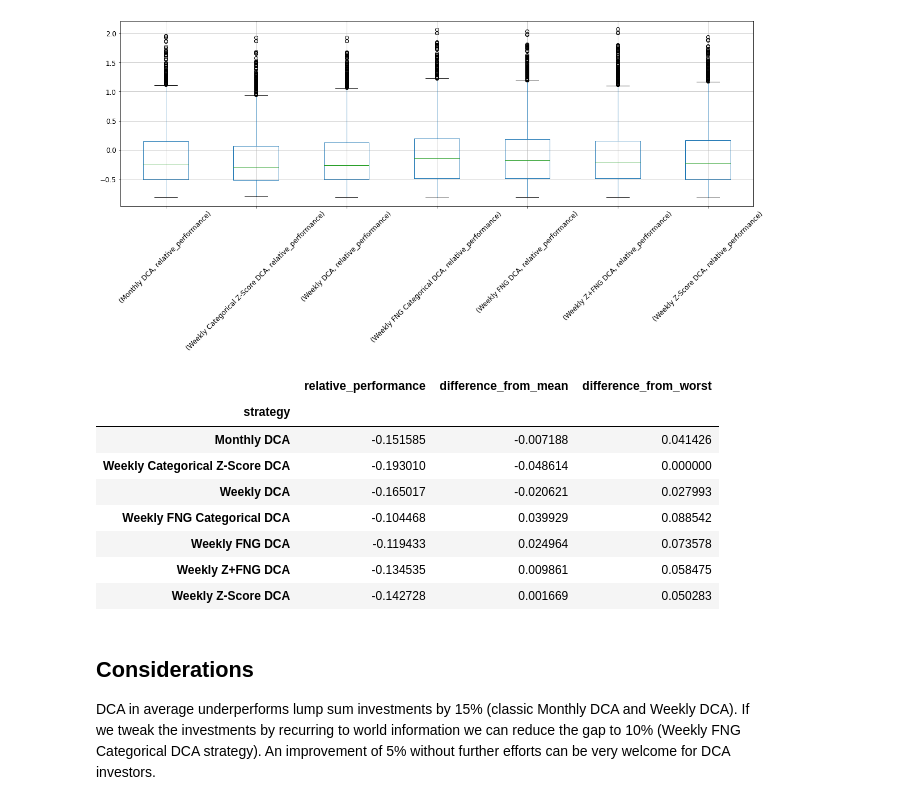
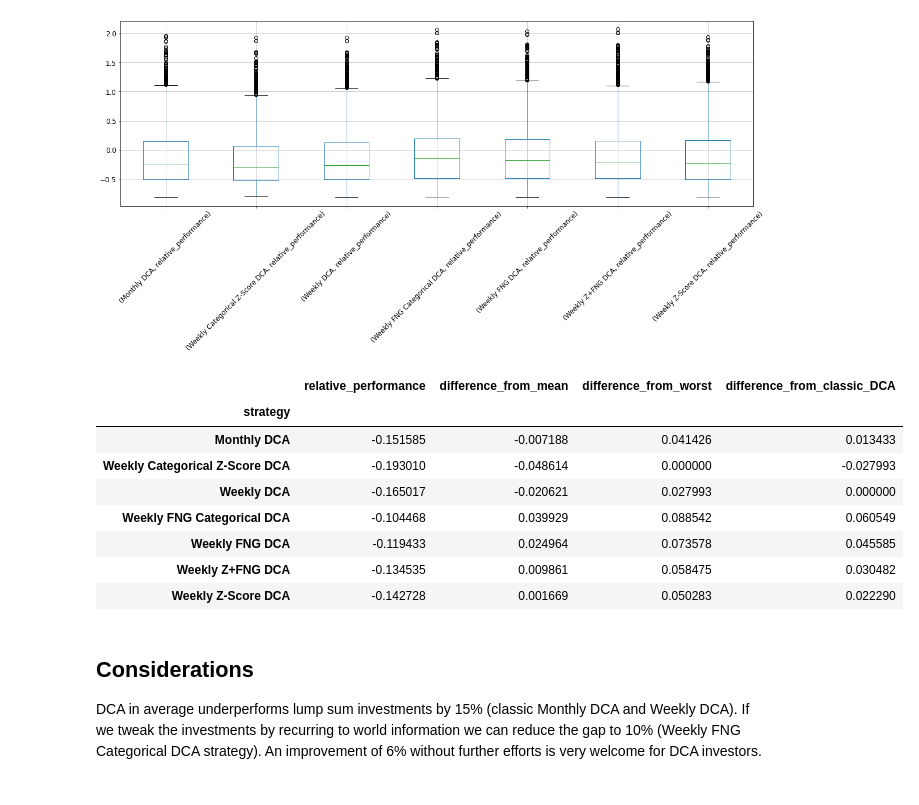
Before and after one commit to denisbrogg/dca-ideas, a Jupyter notebook: notebooks/improve-dca.ipynb, the cells around one changed output. Saved outputs shown, nothing was run; the diff lists cells and outputs as text; code cells hidden in the pictures.

```diff
--- a/notebooks/improve-dca.ipynb
+++ b/notebooks/improve-dca.ipynb
@@ -263,23 +263,25 @@ plt.show()
 # %%
 strategy_means = pd.concat([ semesters, year, two_years, three_years]).reset_index(drop=True)[["strategy", "relative_performance"]].groupby("strategy").mean()
 
 s_m_mean = strategy_means.relative_performance.mean()
 s_m_min = strategy_means.relative_performance.min()
+s_m_classic_dca = strategy_means[strategy_means.index=="Weekly DCA"]["relative_performance"].values[0]
 
 strategy_means = strategy_means.assign(difference_from_mean=strategy_means.relative_performance - s_m_mean)
 strategy_means = strategy_means.assign(difference_from_worst=strategy_means.relative_performance - s_m_min)
+strategy_means = strategy_means.assign(difference_from_classic_DCA=strategy_means.relative_performance - s_m_classic_dca)
 
-strategy_means
+strategy_means.style.highlight_max(color = 'lightgreen', axis = 0)
 # %% [output]
-|  | relative_performance | difference_from_mean | difference_from_worst |
-| strategy |  |  |  |
-| Monthly DCA | -0.151585 | -0.007188 | 0.041426 |
-| Weekly Categorical Z-Score DCA | -0.193010 | -0.048614 | 0.000000 |
-| Weekly DCA | -0.165017 | -0.020621 | 0.027993 |
-| Weekly FNG Categorical DCA | -0.104468 | 0.039929 | 0.088542 |
-| Weekly FNG DCA | -0.119433 | 0.024964 | 0.073578 |
-| Weekly Z+FNG DCA | -0.134535 | 0.009861 | 0.058475 |
-| Weekly Z-Score DCA | -0.142728 | 0.001669 | 0.050283 |
+|  | relative_performance | difference_from_mean | difference_from_worst | difference_from_classic_DCA |
+| strategy |  |  |  |  |
+| Monthly DCA | -0.151585 | -0.007188 | 0.041426 | 0.013433 |
+| Weekly Categorical Z-Score DCA | -0.193010 | -0.048614 | 0.000000 | -0.027993 |
+| Weekly DCA | -0.165017 | -0.020621 | 0.027993 | 0.000000 |
+| Weekly FNG Categorical DCA | -0.104468 | 0.039929 | 0.088542 | 0.060549 |
+| Weekly FNG DCA | -0.119433 | 0.024964 | 0.073578 | 0.045585 |
+| Weekly Z+FNG DCA | -0.134535 | 0.009861 | 0.058475 | 0.030482 |
+| Weekly Z-Score DCA | -0.142728 | 0.001669 | 0.050283 | 0.022290 |
 # %% [markdown]
 ## Considerations
-DCA in average underperforms lump sum investments by 15% (classic Monthly DCA and Weekly DCA). If we tweak the investments by recurring to world information we can reduce the gap to 10% (Weekly FNG Categorical DCA strategy). An improvement of 5% without further efforts can be very welcome for DCA investors.
+DCA in average underperforms lump sum investments by 15% (classic Monthly DCA and Weekly DCA). If we tweak the investments by recurring to world information we can reduce the gap to 10% (Weekly FNG Categorical DCA strategy). An improvement of 6% without further efforts is very welcome for DCA investors.
```
Also changed, not shown: 3 other files.
